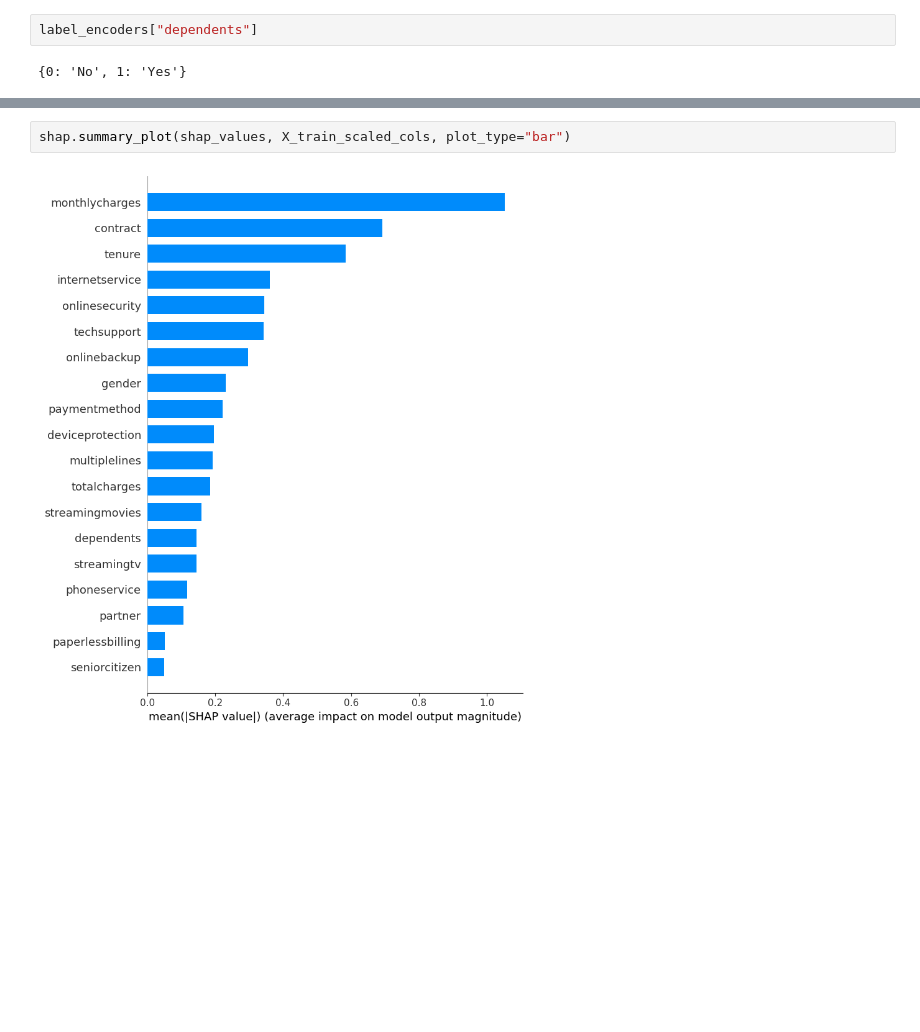
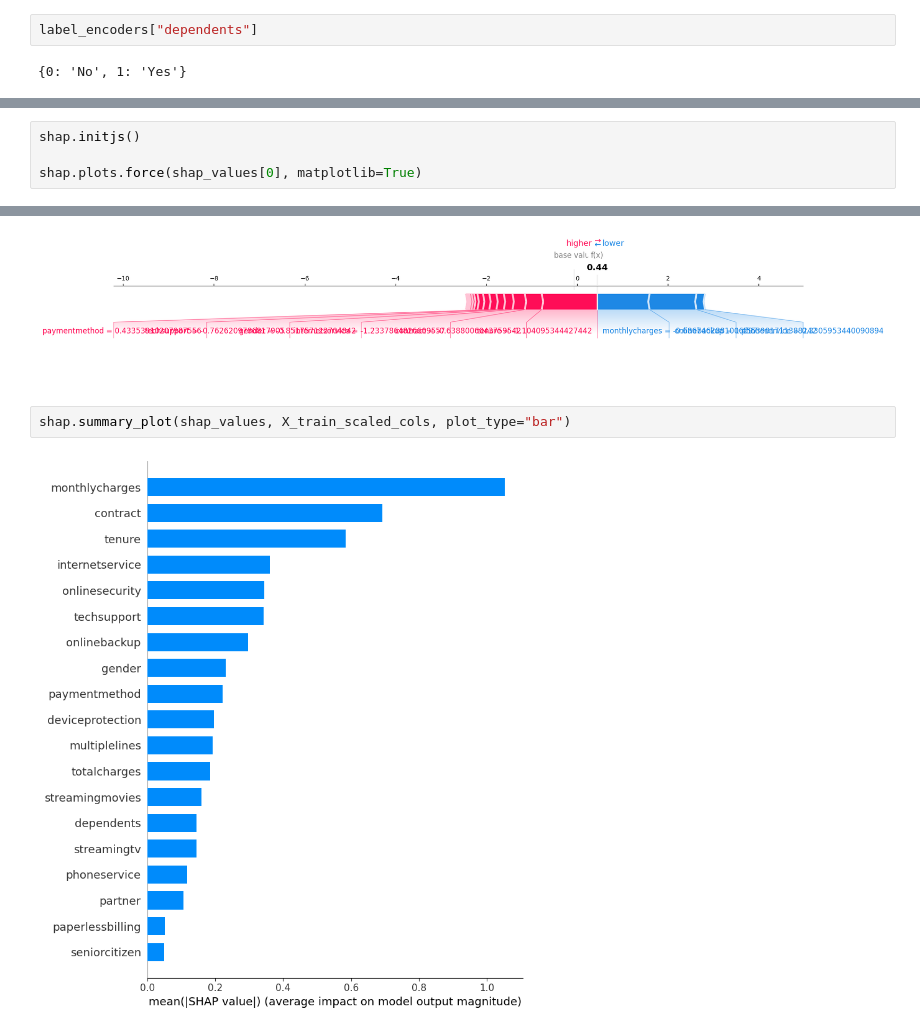
Before and after one commit to akatelync/machine-learning2, a Jupyter notebook: machine-learning2/notebooks/interpretability/hw3.ipynb, the cells around one changed output, grey strips where cells are left out. Cells and saved outputs as stored; diff of their text form; blank space fills up the shorter version.

```diff
--- a/machine-learning2/notebooks/interpretability/hw3.ipynb
+++ b/machine-learning2/notebooks/interpretability/hw3.ipynb
@@ -185,0 +195,5 @@ label_encoders["dependents"]
+# %%
+shap.initjs()
+
+shap.plots.force(shap_values[0], matplotlib=True)
+# %% [output]
@@ -186,3 +201,4 @@ label_encoders["dependents"]
+[figure, added]
 # %%
 shap.summary_plot(shap_values, X_train_scaled_cols, plot_type="bar")
 # %% [output]
```
Also changed, not shown: parts of 3 cells of this notebook.
